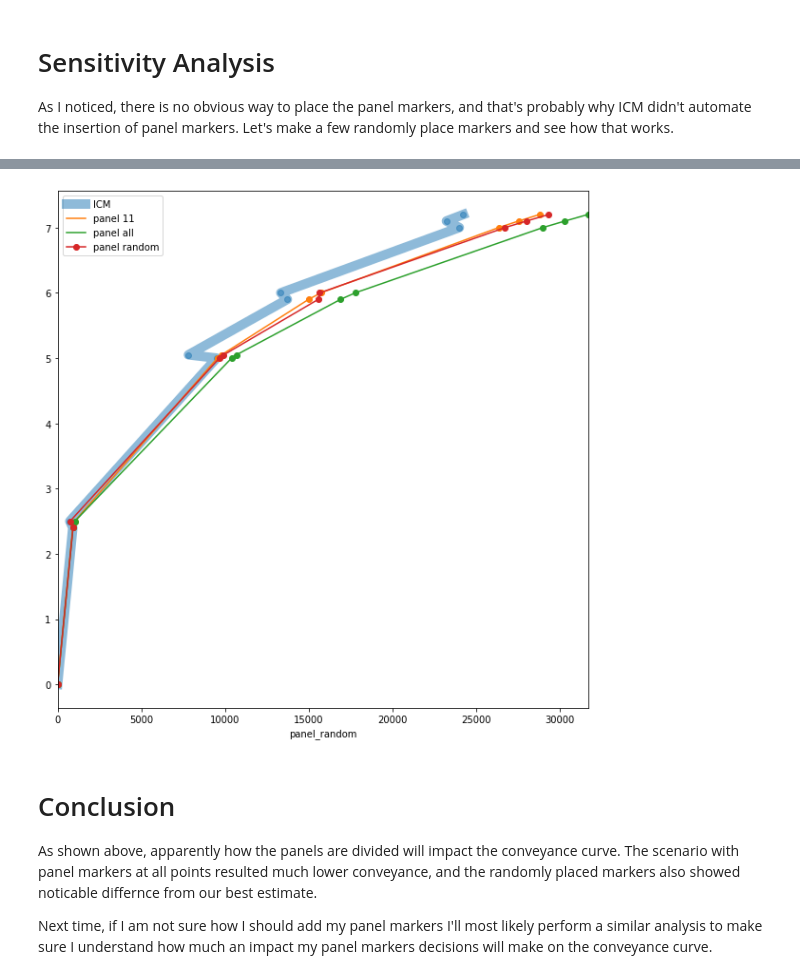
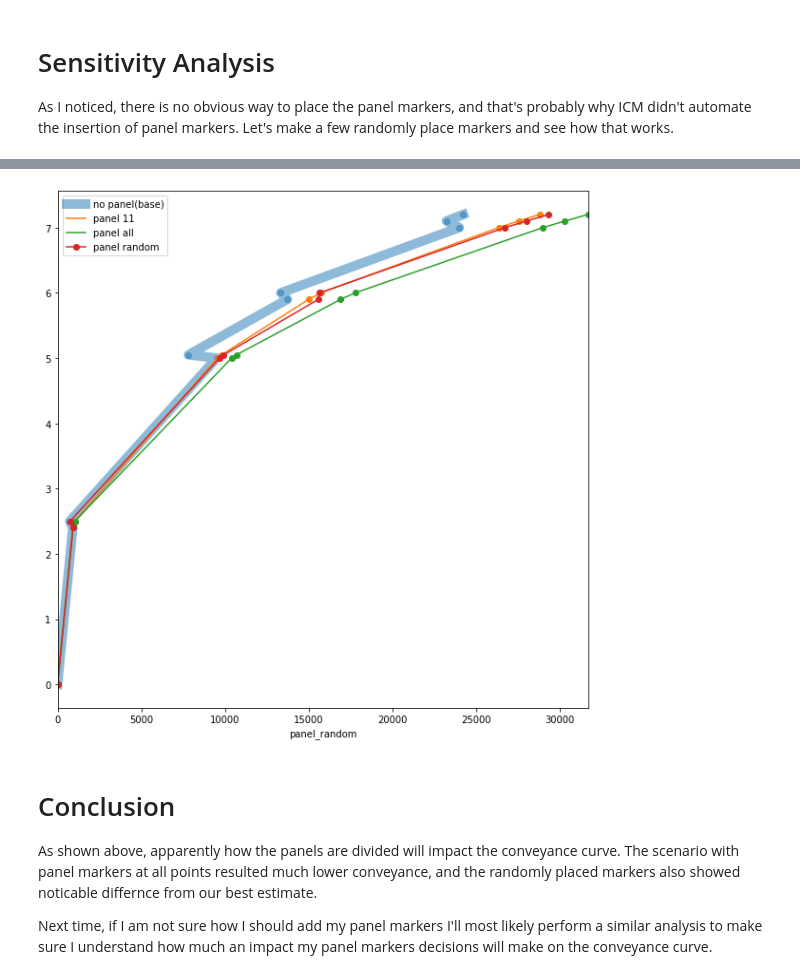
Before and after one commit to mel-meng/SewerAnalysis, a Jupyter notebook: references/river/conveyance/conveyance curve.ipynb, the cells around one changed output, grey strips where cells are left out. Drawn from its saved outputs; the diff is of its cells as text; code cells hidden in the pictures.

```diff
--- a/references/river/conveyance/conveyance curve.ipynb
+++ b/references/river/conveyance/conveyance curve.ipynb
@@ -144,14 +144,14 @@ Randomly add panel markers: panel random scenario
 # %%
 df = pd.read_csv(conveyance_curve)
 # plot the results
-ax = df.plot(x='no_panel', y='Depth (ft)', style='o-', label='ICM', linewidth=10, alpha=0.5, figsize=(10,10))
+ax = df.plot(x='no_panel', y='Depth (ft)', style='o-', label='no panel(base)', linewidth=10, alpha=0.5, figsize=(10,10))
 df.plot(x='panel11', y='Depth (ft)', style='o-', ax=ax, label='panel 11')
 df.plot(x='panel_all', y='Depth (ft)', style='o-', ax=ax, label='panel all')
 df.plot(x='panel_random', y='Depth (ft)', style='o-', ax=ax, label='panel random')
 # plt.xlim(0, 5000)
 plt.show()
 # %% [output]
-[figure, old version]
+[figure, new version]
 # %% [markdown]
 # Conclusion
 As shown above, apparently how the panels are divided will impact the conveyance curve. The scenario with panel markers at all points resulted much lower conveyance, and the randomly placed markers also showed noticable differnce from our best estimate.
```
Also changed, not shown: parts of 1 cell of this notebook.
